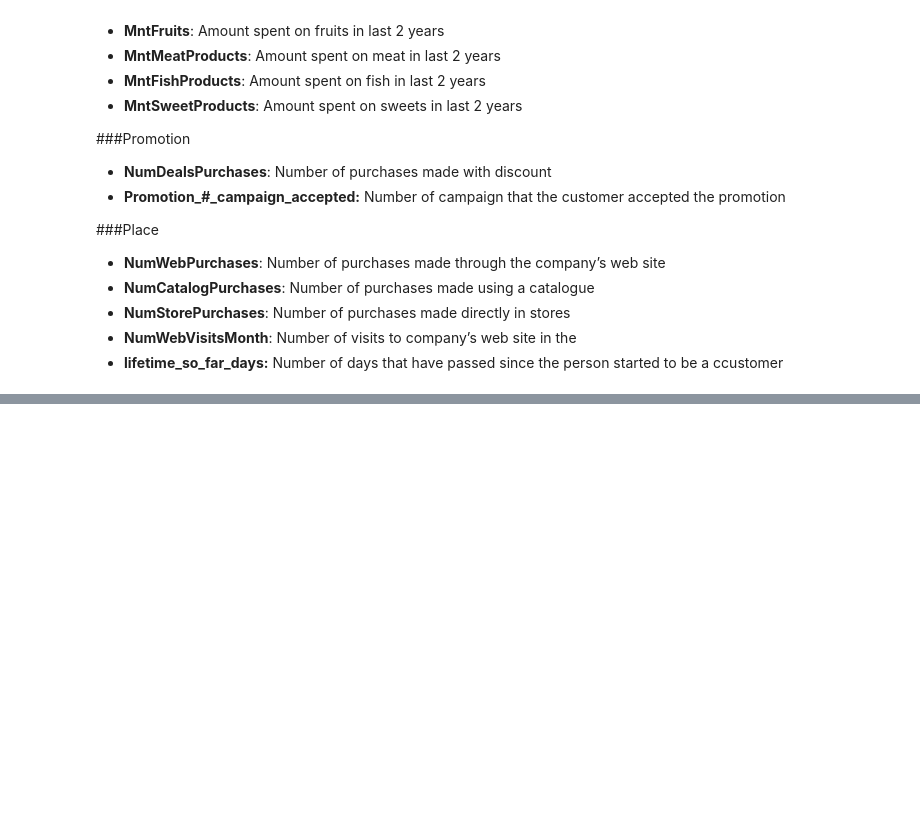
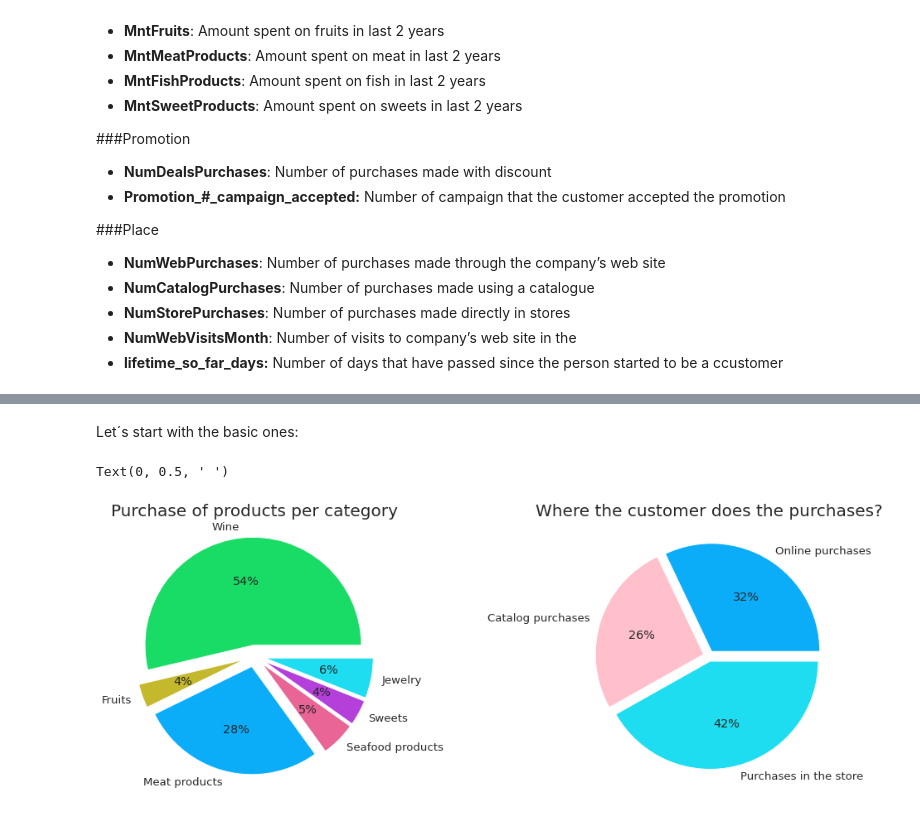
Before and after one commit to nico961009/Learning-AI-and-ML-with-a-Marketing-Campaign-dataset, a Jupyter notebook: 2.-Exploratory_Data_Analysis.ipynb, the cells around one changed output, grey strips where cells are left out. Saved outputs shown, nothing was run; the diff lists cells and outputs as text; code cells hidden in the pictures; blank space fills up the shorter version.

```diff
--- a/2.-Exploratory_Data_Analysis.ipynb
+++ b/2.-Exploratory_Data_Analysis.ipynb
@@ -139,17 +148,0 @@ mk['NumDealsPurchases'].max()
-# %%
-mk = mk.astype({'Promotion_#_campaign_accepted':'string'})
-a =list(mk['Promotion_#_campaign_accepted'].unique())
-a.sort()
-
-fig, axe = plt.subplots(1,1, figsize=(10,8))
-# axe = axe.ravel()
-# ax = axe[0]
-
-palette= ['#C4B82D','#0BADF9','#E96596','#B43FDA','#1FDDF0','#19DC66', 'black']
-
-g1 = sns.histplot(mk, x = 'NumDealsPurchases', hue = 'Promotion_#_campaign_accepted',
-            multiple='stack', palette=sns.color_palette(palette, len(palette)), bins= 5)
-g1.legend(labels = b, bbox_to_anchor = (1, 1), fontsize = 8,
-          title="Num of campaign")
-
-plt.show()
@@ -162,0 +210,43 @@ sns.displot(mk, x="airborne", kind="kde")
+# %% [markdown]
+Let´s start with the basic ones:
+# %%
+ mk = mk.sort_values('Promotion_#_campaign_accepted')
+# %%
+pie1 = ['MntWines','MntFruits', 'MntMeatProducts', 'MntFishProducts', 'MntSweetProducts','MntGoldProds']
+pie2 = [ 'NumWebPurchases','NumCatalogPurchases', 'NumStorePurchases']
+# 'NumDealsPurchases',
+pie1 = mk[pie1]
+pie2 = mk[pie2]
+
+a = pie1.sum()
+a = pd.DataFrame(a, columns=['Variable'])
+a = a.reset_index()
+a = a.rename(columns= {0:'Variable','Variable':'Sum'})
+
+
+b = pie2.sum()
+b = pd.DataFrame(b, columns=['Variable'])
+b = b.reset_index()
+b = b.rename(columns= {0:'Variable','Variable':'Sum'})
+
+
+fig, ax = plt.subplots(1, 2, figsize=(18,6))
+ax = ax.ravel()
+
+g1 = a.plot(kind='pie' ,y= 'Sum',autopct='%1.0f%%',explode=[0.1]*6,labels=['Wine','Fruits','Meat products','Seafood products', 'Sweets', 'Jewelry'], colors=['#19DC66','#C4B82D','#0BADF9','#E96596','#B43FDA','#1FDDF0'],
+            ax = ax[0], shadow=False, legend=[])
+# g1.legend(['Wine','Fruits','Meat products','Seafood products', 'Sweets', 'Jewelry'],
+#         title="Categories",
+#         loc="lower left",
+#         bbox_to_anchor=(1, 0, 0.5, 1))
+g1.set_title('Purchase of products per category', fontsize=20)
+g1.set_ylabel(' ')
+
+# 'Purchases with discount','#19DC66',
+g2= b.plot(kind='pie' ,y= 'Sum',autopct='%1.0f%%',explode=[0.05]*3, labels=['Online purchases','Catalog purchases', 'Purchases in the store'], colors=['#0BADF9','pink','#1FDDF0'],
+            ax = ax[1], shadow=False, legend=[])
+g2.set_title('Where the customer does the purchases?', fontsize=20)
+g2.set_ylabel(' ')
+# %% [output]
+Text(0, 0.5, ' ')
+[figure, added]
```
Also changed, not shown: parts of 31 cells of this notebook, 1 other file.
